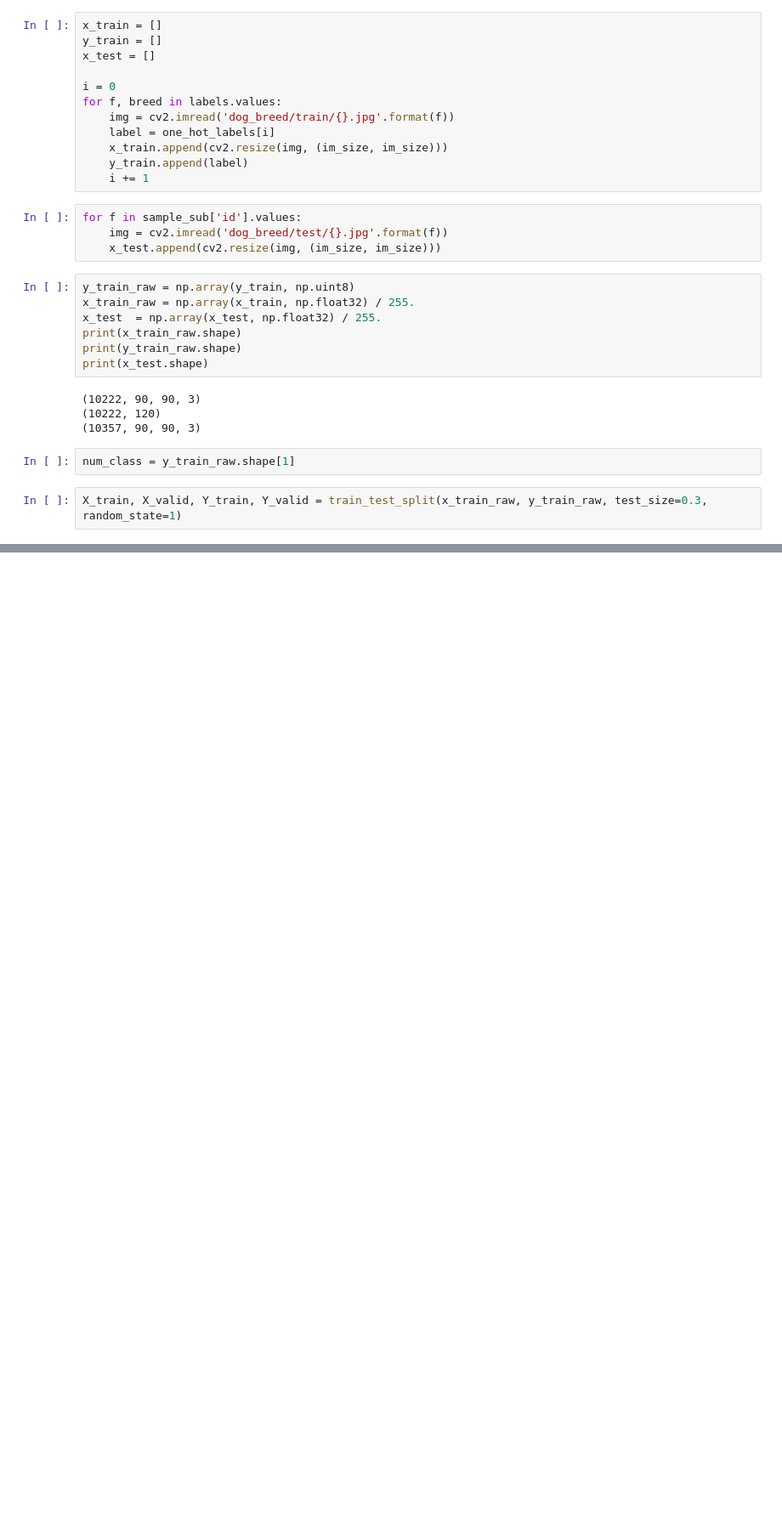
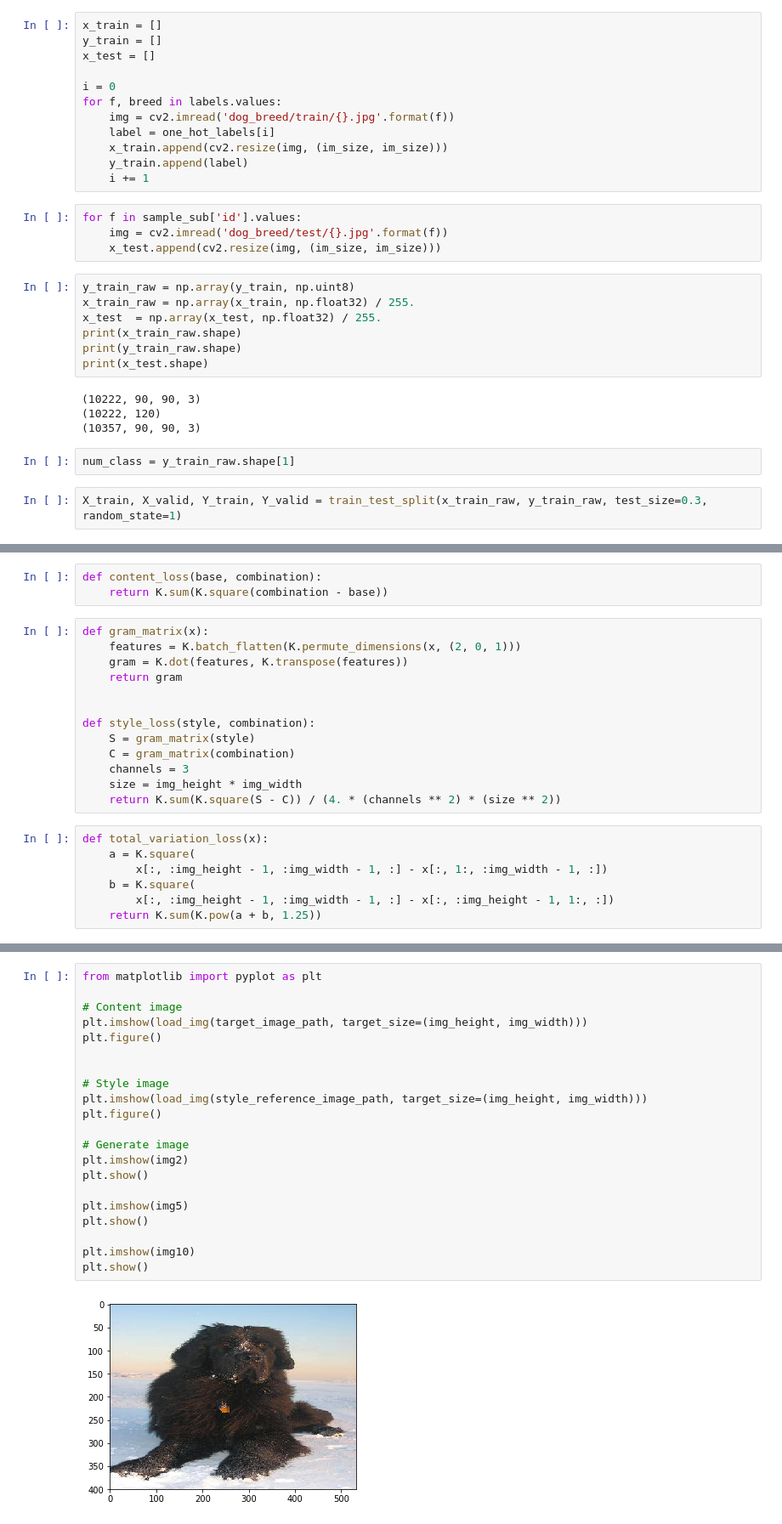
Before and after one commit to sgoenka/deep_learning, a Jupyter notebook: DogBreed/DogBreed.ipynb, the cells around one changed output, grey strips where cells are left out. Shown at 85% size. Drawn from its saved outputs; the diff is of its cells as text; blank space fills up the shorter version.

```diff
--- a/DogBreed/DogBreed.ipynb
+++ b/DogBreed/DogBreed.ipynb
@@ -150,0 +207,23 @@ plt.show()
+# %%
+def content_loss(base, combination):
+    return K.sum(K.square(combination - base))
+# %%
+def gram_matrix(x):
+    features = K.batch_flatten(K.permute_dimensions(x, (2, 0, 1)))
+    gram = K.dot(features, K.transpose(features))
+    return gram
+
+
+def style_loss(style, combination):
+    S = gram_matrix(style)
+    C = gram_matrix(combination)
+    channels = 3
+    size = img_height * img_width
+    return K.sum(K.square(S - C)) / (4. * (channels ** 2) * (size ** 2))
+# %%
+def total_variation_loss(x):
+    a = K.square(
+        x[:, :img_height - 1, :img_width - 1, :] - x[:, 1:, :img_width - 1, :])
+    b = K.square(
+        x[:, :img_height - 1, :img_width - 1, :] - x[:, :img_height - 1, 1:, :])
+    return K.sum(K.pow(a + b, 1.25))
@@ -150,0 +413,23 @@ plt.show()
+# %%
+from matplotlib import pyplot as plt
+
+# Content image
+plt.imshow(load_img(target_image_path, target_size=(img_height, img_width)))
+plt.figure()
+
+
+# Style image
+plt.imshow(load_img(style_reference_image_path, target_size=(img_height, img_width)))
+plt.figure()
+
+# Generate image
+plt.imshow(img2)
+plt.show()
+
+plt.imshow(img5)
+plt.show()
+
+plt.imshow(img10)
+plt.show()
+# %% [output]
+[figure, added]
```
Also changed, not shown: parts of 16 cells of this notebook.
